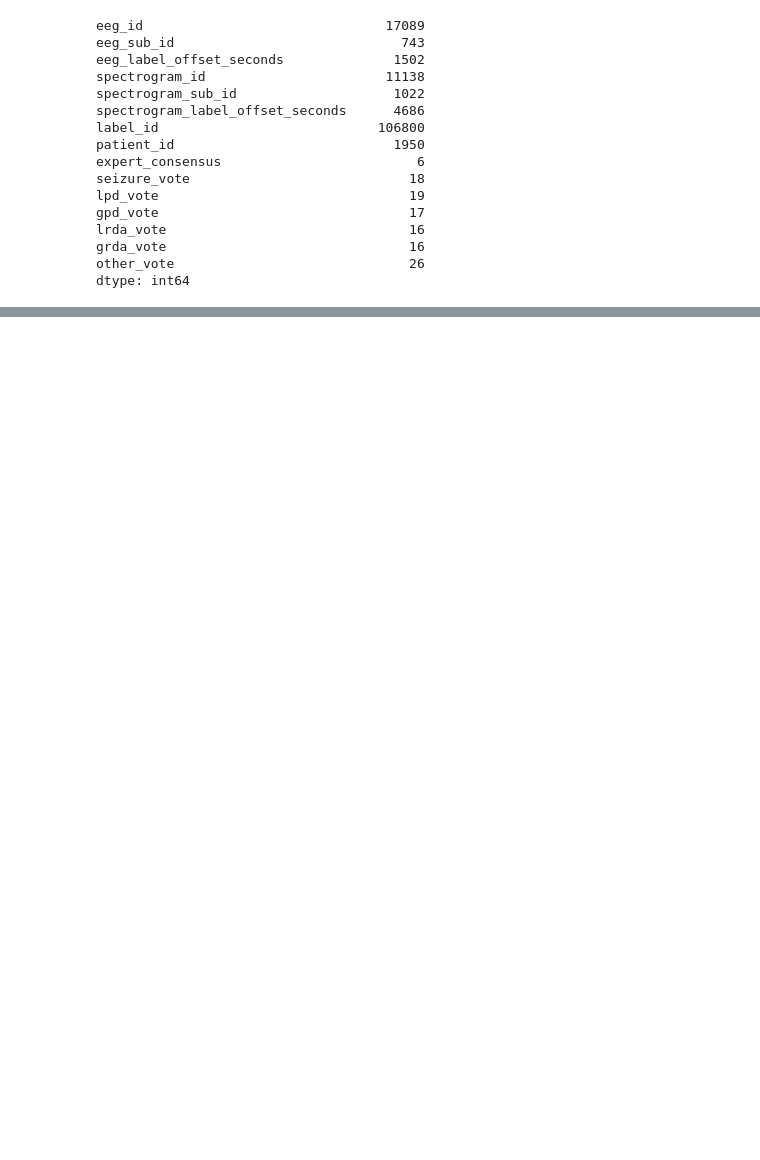
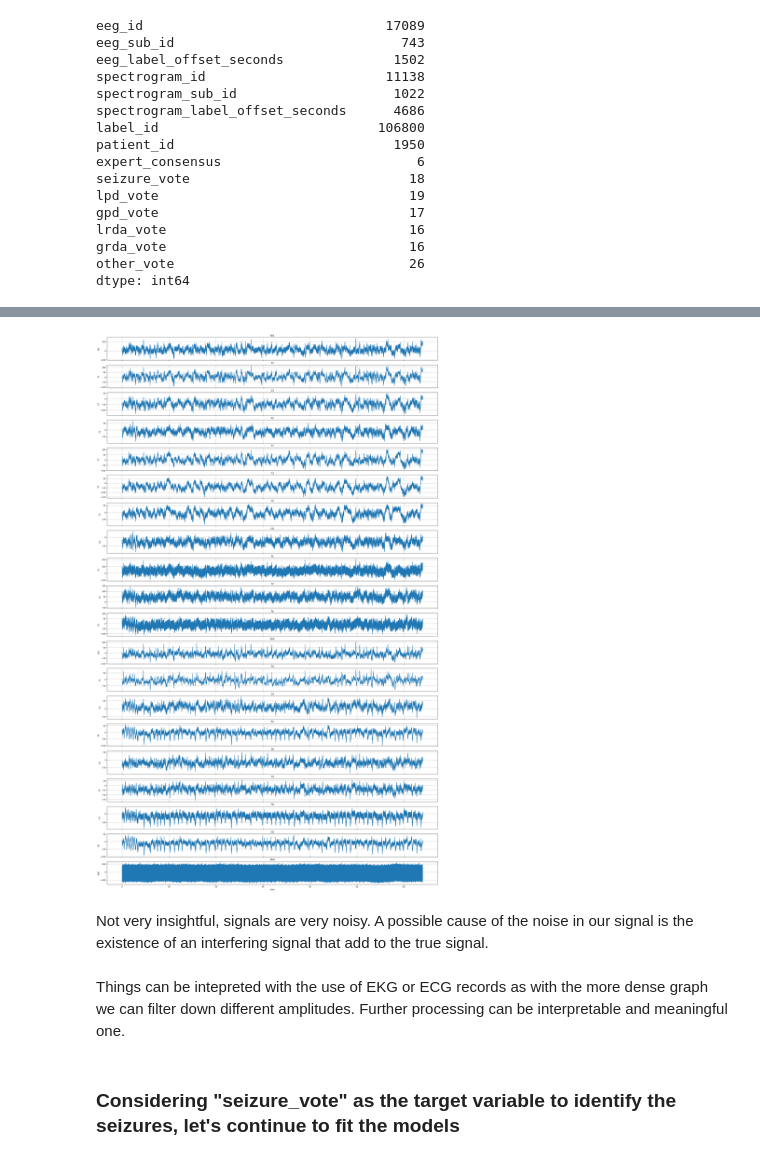
Before and after one commit to karan271/HMS_Capstone_Project, a Jupyter notebook: HMSCapstone.ipynb, the cells around one changed output, grey strips where cells are left out. Cells and saved outputs as stored; diff of their text form; code cells hidden in the pictures; blank space fills up the shorter version.

```diff
--- a/HMSCapstone.ipynb
+++ b/HMSCapstone.ipynb
@@ -203,0 +316,17 @@ dtype: int64
+# %%
+# plotting the whole set of electrodes
+
+fig, axes = plt.subplots(nrows=len(df_of_eeg.columns), ncols=1, sharex=True, figsize=(30, 50))
+for i, col_name in enumerate(df_of_eeg.columns):
+    ax = sns.lineplot(data=df_of_eeg, x=df_of_eeg.index, y=col_name, ax=axes[i])
+    ax.set_title(col_name)
+    ax.grid()
+plt.subplots_adjust()
+# %% [output]
+[figure, added]
+# %% [markdown]
+Not very insightful, signals are very noisy.  A possible cause of the noise in our signal is the existence of an interfering signal that add to the true signal.
+# %% [markdown]
+Things can be intepreted with the use of EKG or ECG records as with the more dense graph we can filter down different amplitudes. Further processing can be interpretable and meaningful one.
+# %% [markdown]
+### Considering "seizure_vote" as the target variable to identify the seizures, let's continue to fit the models
```
Also changed, not shown: parts of 20 cells of this notebook, 2 other files.
